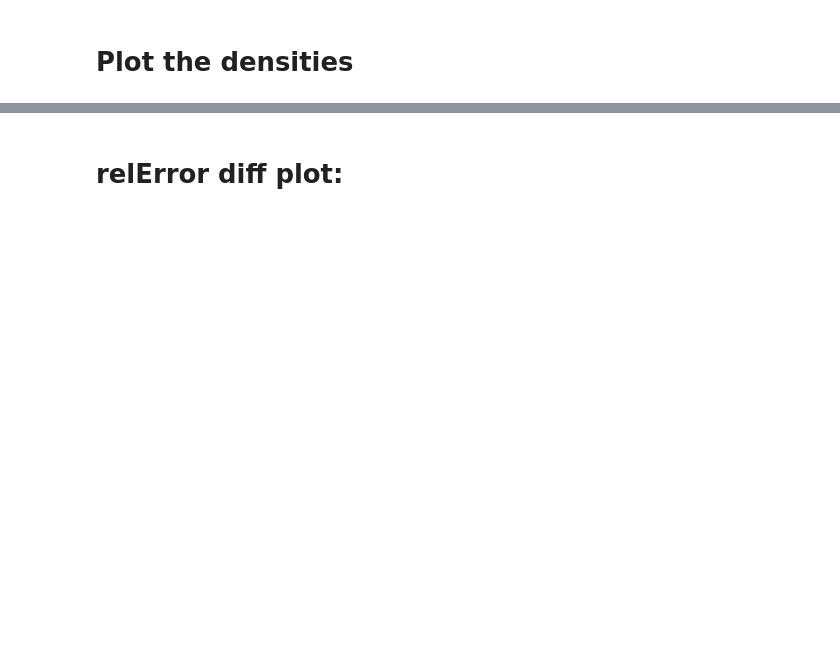
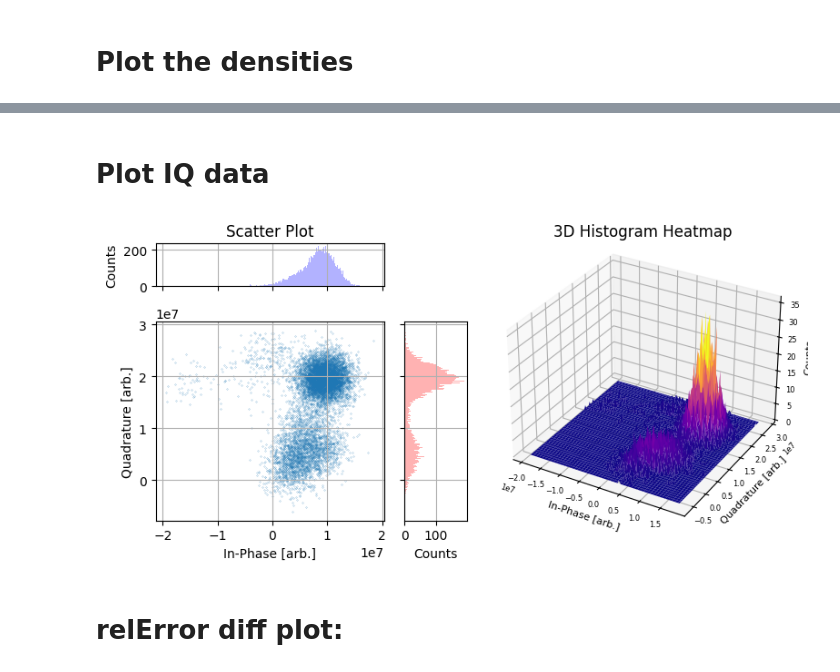
Before and after one commit to quantumjim/soft_information_decoding, a Jupyter notebook: notebooks/C++/cpp_dev/KDE/test_get_KDEs.ipynb, the cells around one changed output, grey strips where cells are left out. Drawn from its saved outputs; the diff is of its cells as text; code cells hidden in the pictures; blank space fills up the shorter version.

```diff
--- a/notebooks/C++/cpp_dev/KDE/test_get_KDEs.ipynb
+++ b/notebooks/C++/cpp_dev/KDE/test_get_KDEs.ipynb
@@ -98,3 +117,11 @@ for qubit_idx, (density_0, density_1) in grid_dict.items():
+# %% [markdown]
+# Plot IQ data
+# %%
+from soft_info import plot_IQ_data
+
+plot_IQ_data(all_memories[45]["mmr_1"])
+# %% [output]
+[figure, added]
 # %% [markdown]
 # relError diff plot:
 # %%
```
Also changed, not shown: parts of 11 cells of this notebook, 6 other files.
